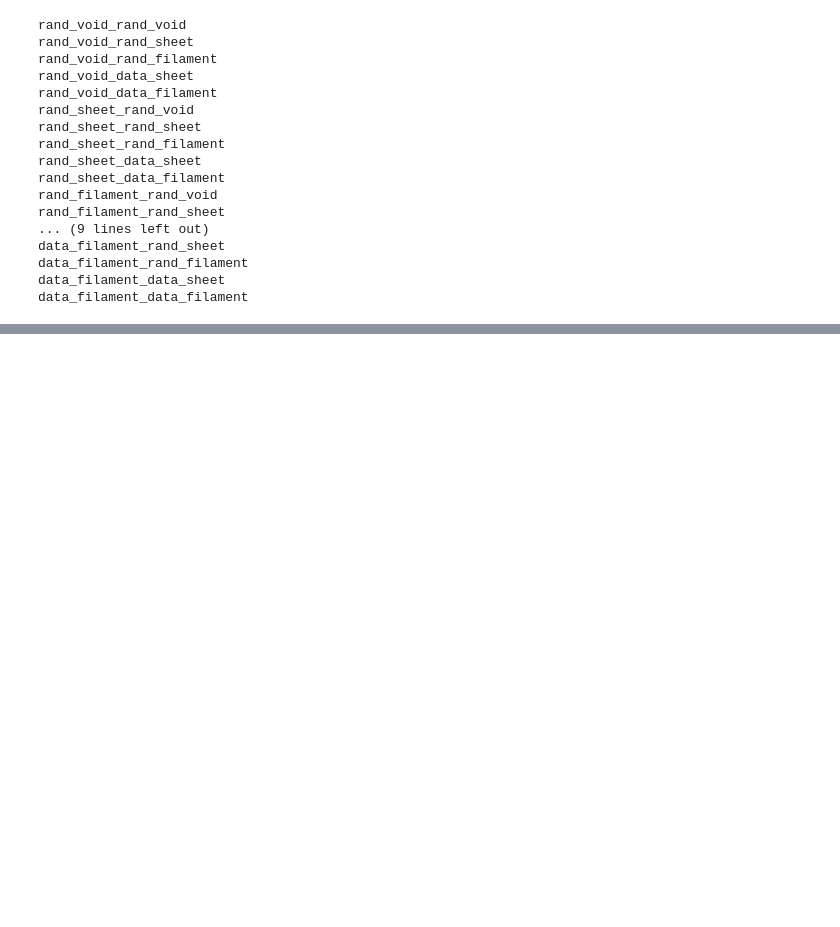
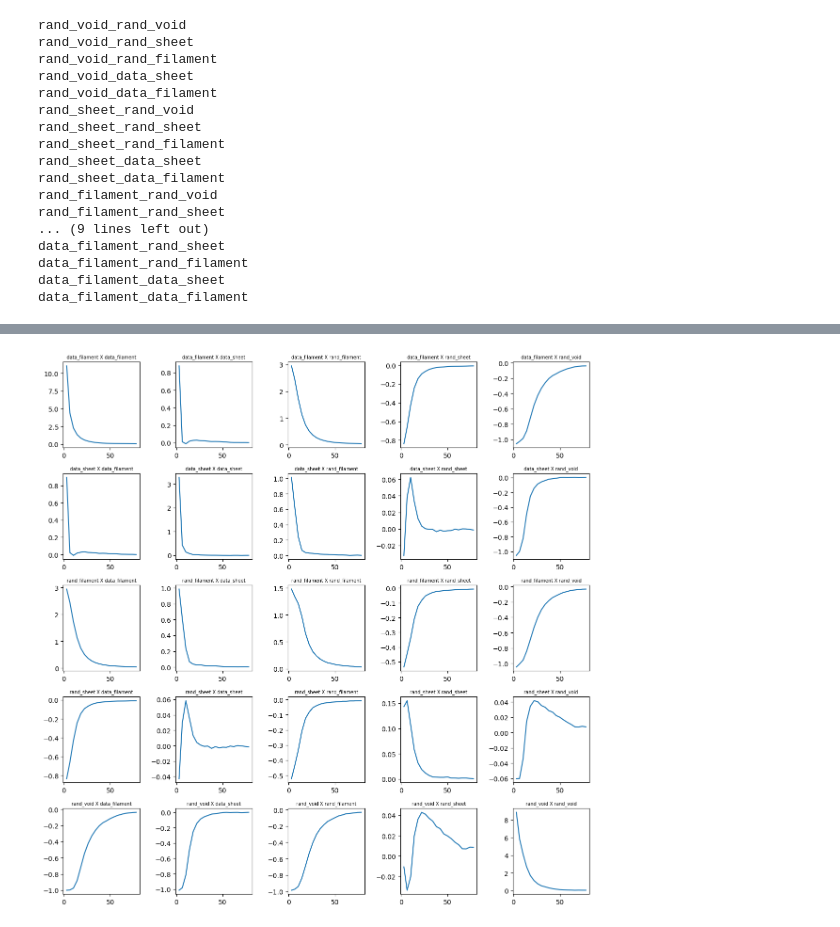
Before and after one commit to forero/DelaunayASTRA, a Jupyter notebook: nb/cross_correlation_pycorr.ipynb, the cells around one changed output, grey strips where cells are left out. Drawn from its saved outputs; the diff is of its cells as text; code cells hidden in the pictures; blank space fills up the shorter version.

Commit message:
savce and reload data

```diff
--- a/nb/cross_correlation_pycorr.ipynb
+++ b/nb/cross_correlation_pycorr.ipynb
@@ -154,0 +170,8 @@ plt.tight_layout()
+# %%
+all_names = ['data_filament', 'data_sheet', 'rand_filament', 'rand_sheet', 'rand_void']
+for A in all_names:
+    for B in all_names:
+        name = A+'_'+B
+        fn = 'results_'+name+'.npy'
+        print(fn)
+        results[name].save(fn)
@@ -154,0 +196,9 @@ plt.tight_layout()
+# %%
+all_names = ['data_filament', 'data_sheet', 'rand_filament', 'rand_sheet', 'rand_void']
+reload_results = {}
+for A in all_names:
+    for B in all_names:
+        name = A+'_'+B
+        fn = 'results_'+name+'.npy'
+        print(fn)
+        reload_results[name] = pycorr.TwoPointEstimator.load(fn)
@@ -154,0 +223,5 @@ plt.tight_layout()
+# %%
+xiell = {}
+for name in results.keys():
+    print(name)
+    s, xiell[name] = reload_results[name].get_corr(ells=[0,2], return_sep=True)
@@ -154,0 +246,16 @@ plt.tight_layout()
+# %%
+plt.figure(figsize=(12,12))
+i = 0
+all_names = ['data_filament', 'data_sheet', 'rand_filament', 'rand_sheet', 'rand_void']
+for A in all_names:
+    for B in all_names:
+        i += 1
+        name = A+'_'+B
+        plt.subplot(5,5,i)
+        plt.plot(s, xiell[name][0])
+        title = A+' X '+B
+        plt.title(title, fontsize=7)
+
+plt.tight_layout()
+# %% [output]
+[figure, added]
```
Also changed, not shown: parts of 7 cells of this notebook.
